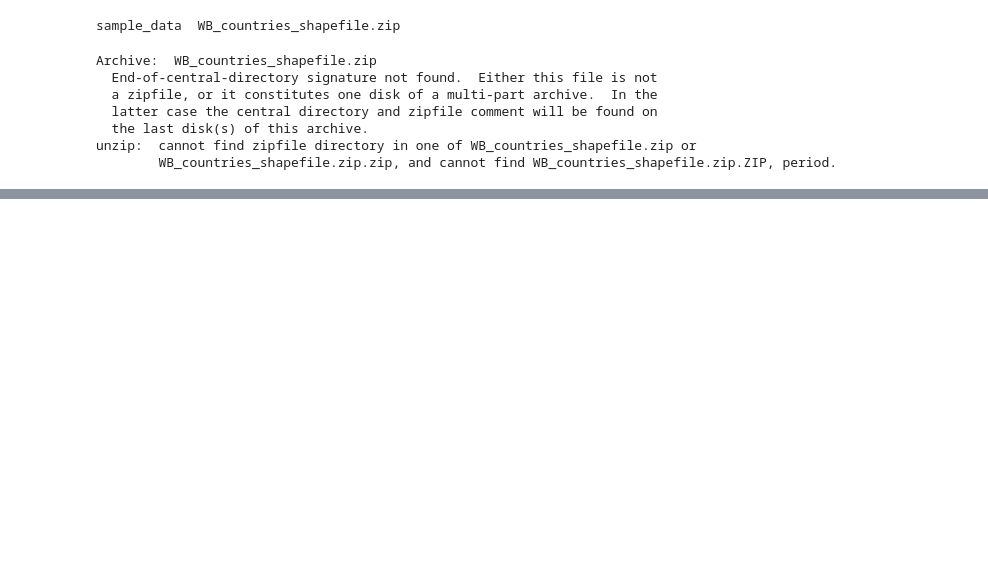
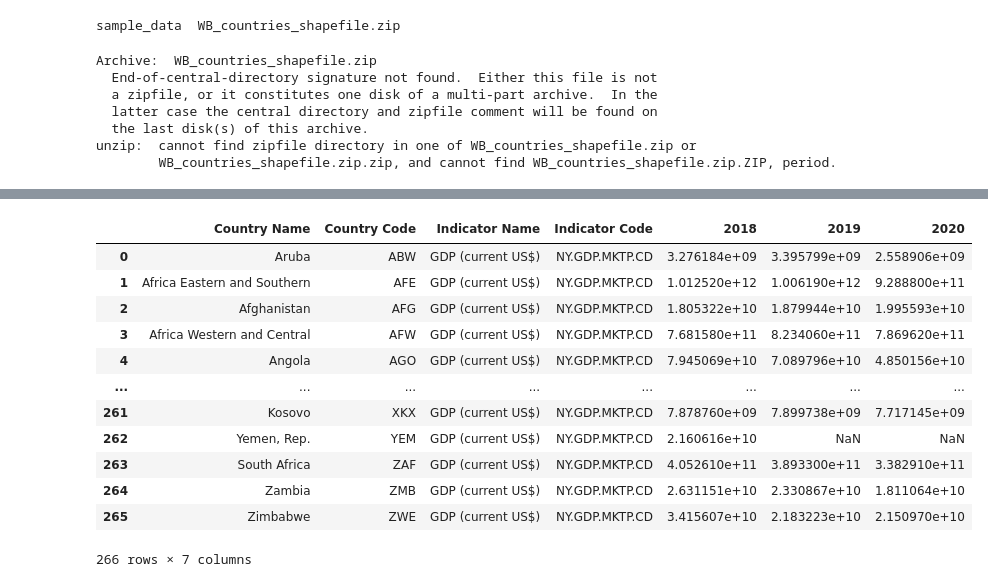
Before and after one commit to envirodatascience/final-project-trashpandas, a Jupyter notebook: TrashPandas_planning.ipynb, the cells around one changed output, grey strips where cells are left out. Drawn from its saved outputs; the diff is of its cells as text; code cells hidden in the pictures; blank space fills up the shorter version.

```diff
--- a/TrashPandas_planning.ipynb
+++ b/TrashPandas_planning.ipynb
@@ -154,0 +160,5 @@ df_map.plot()
+# %%
+gdp_url = "https://raw.githubusercontent.com/envirodatascience/final-project-trashpandas/main/API_NY.GDP.MKTP.CD_DS2_en_csv_v2_26.csv"
+
+df_gdp = pd.read_csv(gdp_url)
+df_gdp.head()
@@ -154,0 +199,16 @@ df_map.plot()
+# %%
+df_gdp[["Country Name", "Country Code", "Indicator Name", "Indicator Code", "2018", "2019", "2020"]]
+# %% [output]
+|  | Country Name | Country Code | Indicator Name | Indicator Code | 2018 | 2019 | 2020 |
+| 0 | Aruba | ABW | GDP (current US$) | NY.GDP.MKTP.CD | 3.276184e+09 | 3.395799e+09 | 2.558906e+09 |
+| 1 | Africa Eastern and Southern | AFE | GDP (current US$) | NY.GDP.MKTP.CD | 1.012520e+12 | 1.006190e+12 | 9.288800e+11 |
+| 2 | Afghanistan | AFG | GDP (current US$) | NY.GDP.MKTP.CD | 1.805322e+10 | 1.879944e+10 | 1.995593e+10 |
+| 3 | Africa Western and Central | AFW | GDP (current US$) | NY.GDP.MKTP.CD | 7.681580e+11 | 8.234060e+11 | 7.869620e+11 |
+| 4 | Angola | AGO | GDP (current US$) | NY.GDP.MKTP.CD | 7.945069e+10 | 7.089796e+10 | 4.850156e+10 |
+| ... | ... | ... | ... | ... | ... | ... | ... |
+| 261 | Kosovo | XKX | GDP (current US$) | NY.GDP.MKTP.CD | 7.878760e+09 | 7.899738e+09 | 7.717145e+09 |
+| 262 | Yemen, Rep. | YEM | GDP (current US$) | NY.GDP.MKTP.CD | 2.160616e+10 | NaN | NaN |
+| 263 | South Africa | ZAF | GDP (current US$) | NY.GDP.MKTP.CD | 4.052610e+11 | 3.893300e+11 | 3.382910e+11 |
+| 264 | Zambia | ZMB | GDP (current US$) | NY.GDP.MKTP.CD | 2.631151e+10 | 2.330867e+10 | 1.811064e+10 |
+| 265 | Zimbabwe | ZWE | GDP (current US$) | NY.GDP.MKTP.CD | 3.415607e+10 | 2.183223e+10 | 2.150970e+10 |
+266 rows × 7 columns
```
Also changed, not shown: parts of 7 cells of this notebook.
